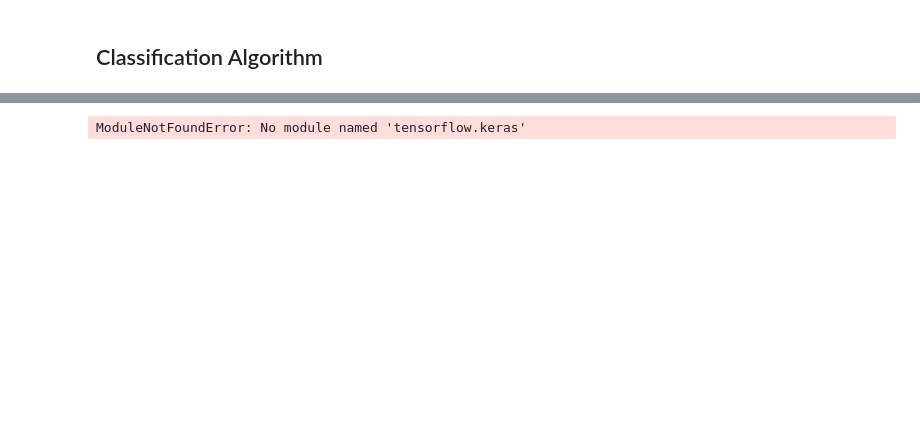
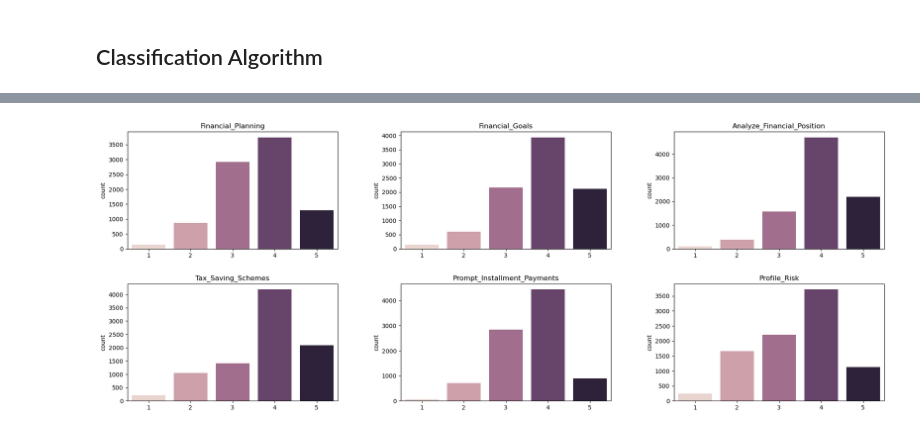
Before and after one commit to christiandarvs/SmartCents-Algorithm, a Jupyter notebook: algorithm.ipynb, the cells around one changed output, grey strips where cells are left out. Drawn from its saved outputs; the diff is of its cells as text; code cells hidden in the pictures; blank space fills up the shorter version.

```diff
--- a/algorithm.ipynb
+++ b/algorithm.ipynb
@@ -135,0 +20,11 @@ dtype: int64
+# %%
+df.columns = [
+    "Financial_Planning",
+    "Financial_Goals",
+    "Analyze_Financial_Position",
+    "Tax_Saving_Schemes",
+    "Prompt_Installment_Payments",
+    "Profile_Risk",
+]
+
+df.head()
@@ -136,4 +38,4 @@ dtype: int64
 # %%
-data.dropna(axis=0, inplace=True)
-print(f"Shape: {data.shape}")
+df.dropna(axis=0, inplace=True)
+print(f"Shape: {df.shape}")
 # %% [output]
@@ -260,13 +61,0 @@ df_combined
-# %%
-fig, ax = plt.subplots(nrows=2, ncols=3, figsize=(20, 8))
-ax = ax.flatten()
-cols = df_combined.columns
-
-for i, col in enumerate(cols):
-    sns.countplot(data=df_combined, x=col, hue=col, ax=ax[i], legend=False)
-    ax[i].set_title(col)
-    ax[i].set_xlabel(None)
-
-
-plt.subplots_adjust(left=0.05, right=0.95, top=0.9, bottom=0.1, hspace=0.3, wspace=0.3)
-plt.show()
@@ -486,21 +61,0 @@ y = mlb.fit_transform(target)
-# %%
-import tensorflow as tf
-from tensorflow.keras.models import Sequential
-from tensorflow.keras.layers import Dense
-
-
-# Number of input features
-input_dim = 6
-
-# Number of unique classes
-output_dim = y.shape[1]
-
-model = Sequential(
-    [
-        Dense(64, activation="relu", input_dim=input_dim),
-        Dense(64, activation="relu"),
-        Dense(output_dim, activation="sigmoid"),  # Sigmoid for multilabel
-    ]
-)
-# %% [output]
-ModuleNotFoundError: No module named 'tensorflow.keras'
@@ -515,0 +62,15 @@ recommended_courses = mlb.inverse_transform(predicted_classes)
+# %%
+fig, ax = plt.subplots(nrows=2, ncols=3, figsize=(20, 8))
+ax = ax.flatten()
+cols = df.columns
+
+for i, col in enumerate(cols):
+    sns.countplot(data=df, x=col, hue=col, ax=ax[i], legend=False)
+    ax[i].set_title(col)
+    ax[i].set_xlabel(None)
+
+
+plt.subplots_adjust(left=0.05, right=0.95, top=0.9, bottom=0.1, hspace=0.3, wspace=0.3)
+plt.show()
+# %% [output]
+[figure, added]
```
Also changed, not shown: parts of 48 cells of this notebook, 3 other files.
